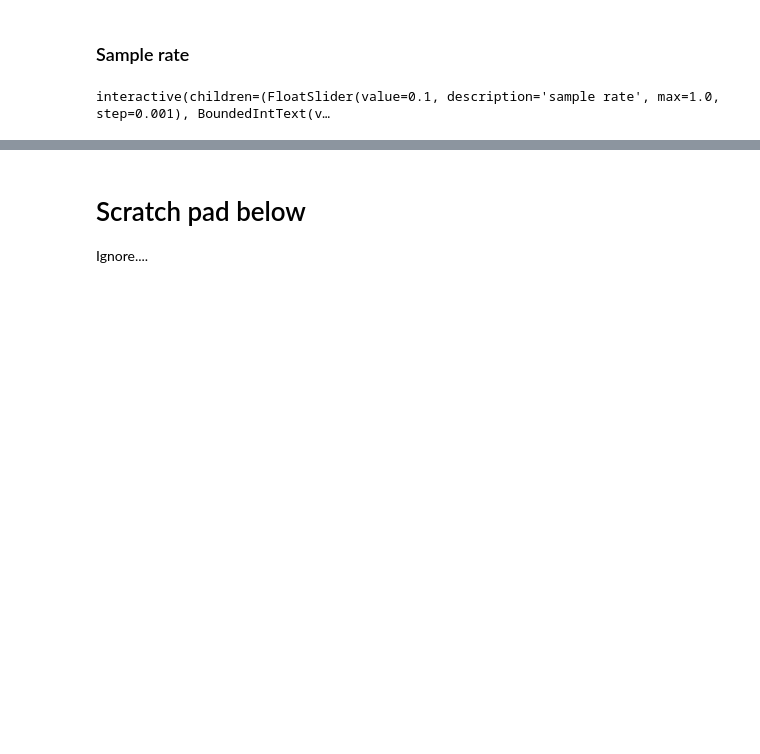
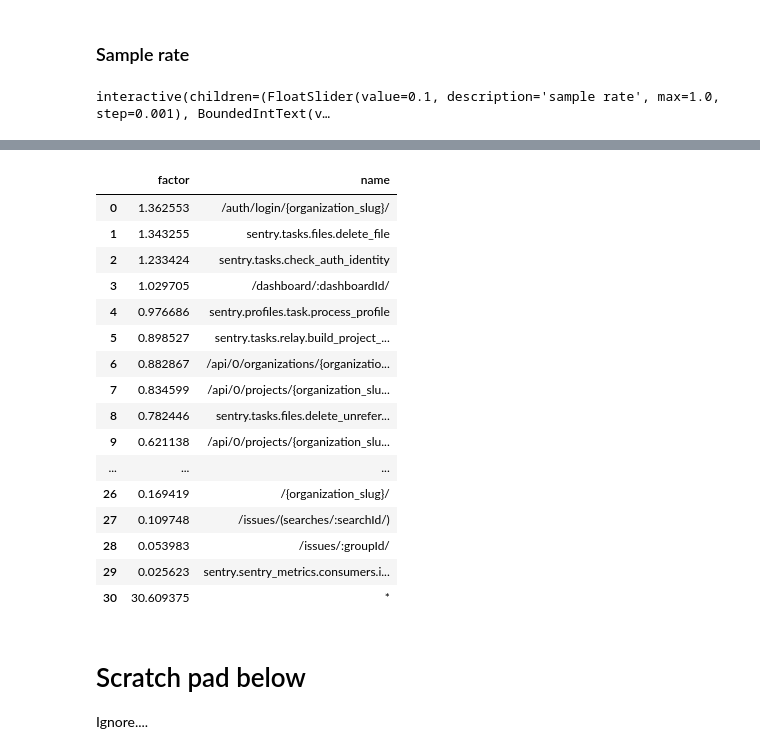
Before and after one commit to RaduW/volume-rebalance, a Jupyter notebook: volume_rebalancing.ipynb, the cells around one changed output, grey strips where cells are left out. Saved outputs shown, nothing was run; the diff lists cells and outputs as text; code cells hidden in the pictures; blank space fills up the shorter version.

```diff
--- a/volume_rebalancing.ipynb
+++ b/volume_rebalancing.ipynb
@@ -282,3 +288,23 @@ Num classes:600 implicit_rate:0.27972316050849144 original_rate:0.1
+# %%
+rules_data.head(50)
+# %% [output]
+|  | factor | name |
+| 0 | 1.362553 | /auth/login/{organization_slug}/ |
+| 1 | 1.343255 | sentry.tasks.files.delete_file |
+| 2 | 1.233424 | sentry.tasks.check_auth_identity |
+| 3 | 1.029705 | /dashboard/:dashboardId/ |
+| 4 | 0.976686 | sentry.profiles.task.process_profile |
+| 5 | 0.898527 | sentry.tasks.relay.build_project_... |
+| 6 | 0.882867 | /api/0/organizations/{organizatio... |
+| 7 | 0.834599 | /api/0/projects/{organization_slu... |
+| 8 | 0.782446 | sentry.tasks.files.delete_unrefer... |
+| 9 | 0.621138 | /api/0/projects/{organization_slu... |
+| ... | ... | ... |
+| 26 | 0.169419 | /{organization_slug}/ |
+| 27 | 0.109748 | /issues/(searches/:searchId/) |
+| 28 | 0.053983 | /issues/:groupId/ |
+| 29 | 0.025623 | sentry.sentry_metrics.consumers.i... |
+| 30 | 30.609375 | * |
 # %% [markdown]
 # Scratch pad below
 
```
Also changed, not shown: parts of 3 cells of this notebook.
